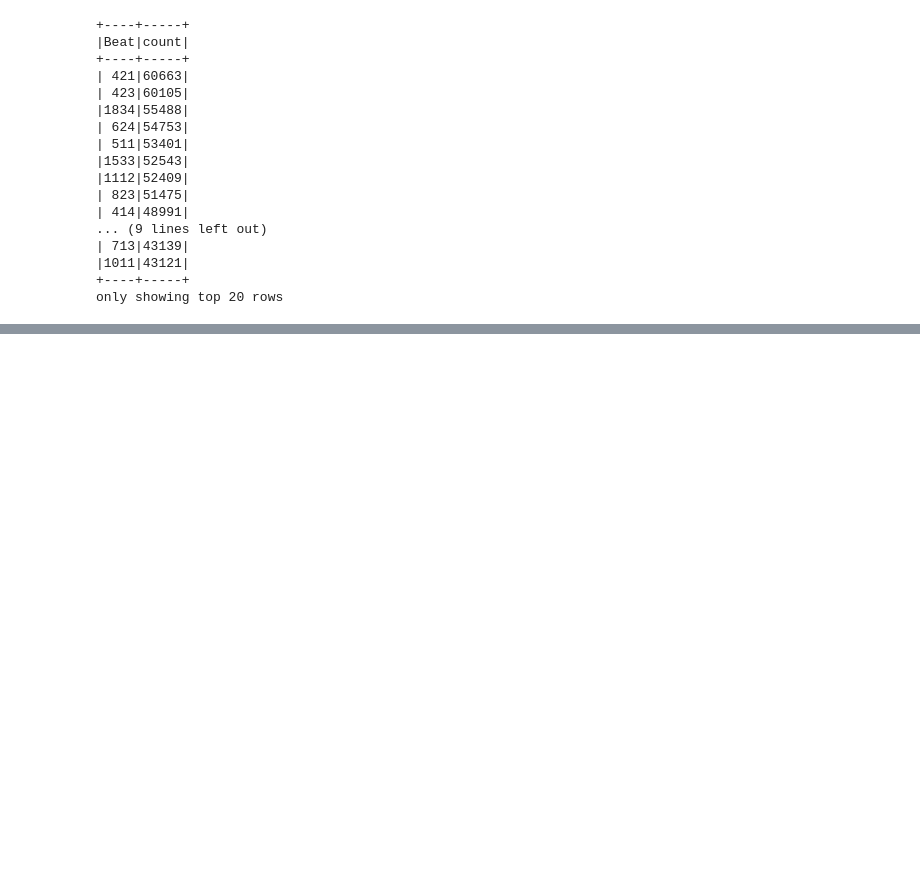
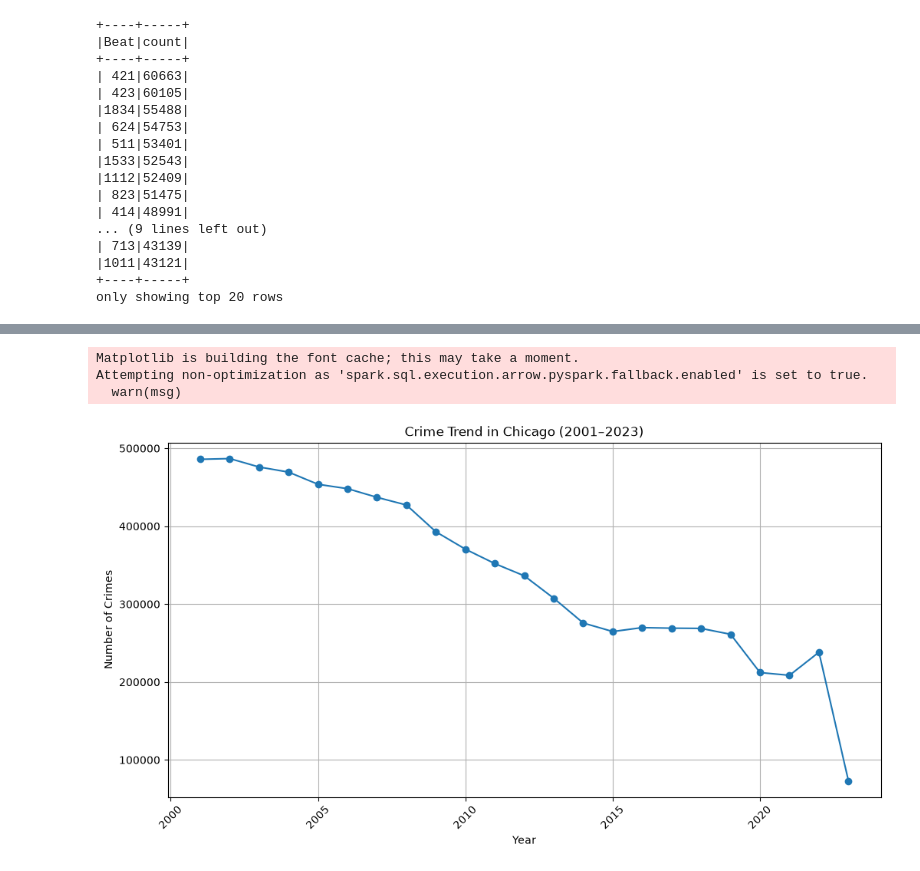
Before and after one commit to tess-ahh/crime-data-analysis-and-prediction, a Jupyter notebook: crime_data_analysis_prediction.ipynb, the cells around one changed output, grey strips where cells are left out. Saved outputs shown, nothing was run; the diff lists cells and outputs as text; code cells hidden in the pictures; blank space fills up the shorter version.

Commit message:
feat: add crime data visualizations

```diff
--- a/crime_data_analysis_prediction.ipynb
+++ b/crime_data_analysis_prediction.ipynb
@@ -1143,0 +1148,25 @@ only showing top 20 rows
+# %%
+import matplotlib.pyplot as plt
+
+yearly_pd = yearly_crime.toPandas()
+
+plt.figure(figsize=(12, 6))
+
+plt.plot(
+    yearly_pd["Crime_Year"],
+    yearly_pd["count"],
+    marker="o"
+)
+
+plt.xlabel("Year")
+plt.ylabel("Number of Crimes")
+plt.title("Crime Trend in Chicago (2001–2023)")
+plt.xticks(rotation=45)
+plt.grid(True)
+
+plt.show()
+# %% [output]
+Matplotlib is building the font cache; this may take a moment.
+Attempting non-optimization as 'spark.sql.execution.arrow.pyspark.fallback.enabled' is set to true.
+  warn(msg)
+[figure, added]
```
Also changed, not shown: parts of 14 cells of this notebook.
